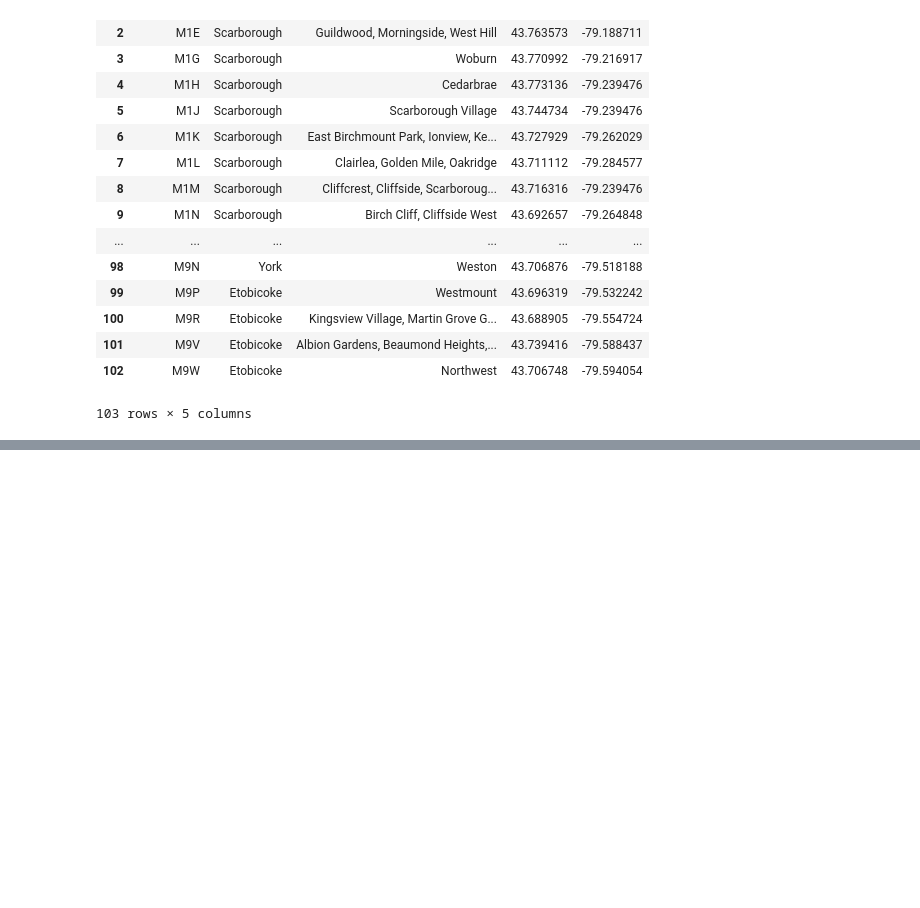
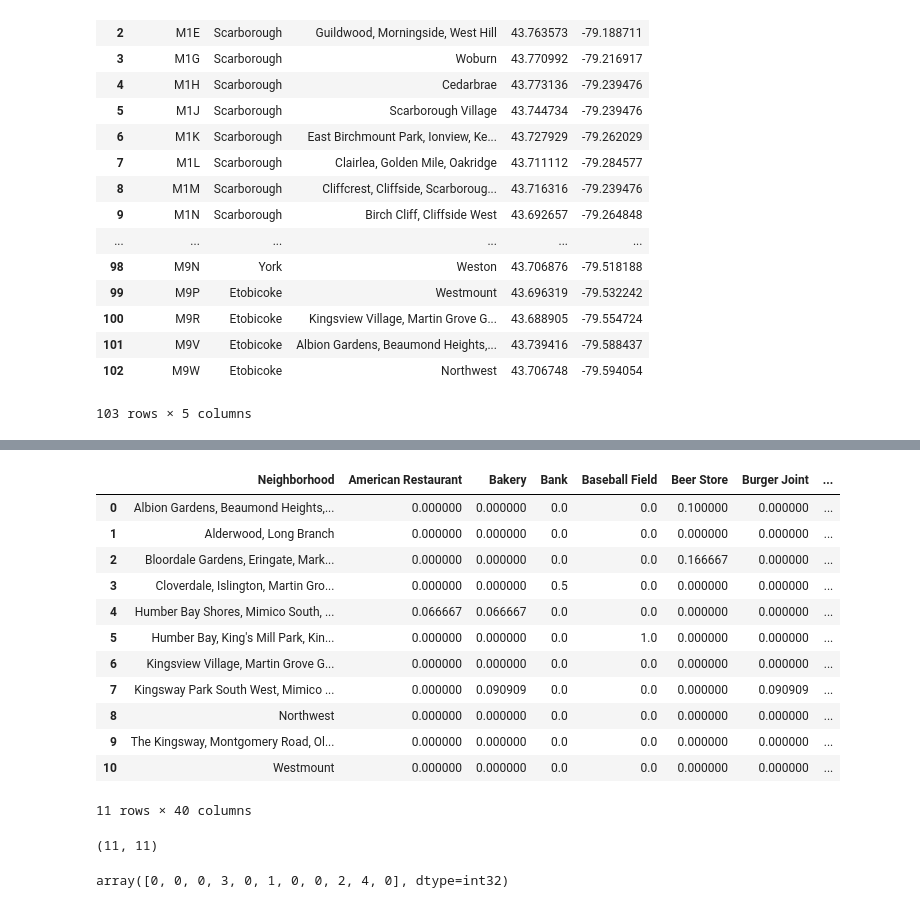
Before and after one commit to MusicLearningLab/coursera-capstone-project, a Jupyter notebook: Segmenting and Clustering Neighborhoods Toronto.ipynb, the cells around one changed output, grey strips where cells are left out. Saved outputs shown, nothing was run; the diff lists cells and outputs as text; code cells hidden in the pictures; blank space fills up the shorter version.

```diff
--- a/Segmenting and Clustering Neighborhoods Toronto.ipynb
+++ b/Segmenting and Clustering Neighborhoods Toronto.ipynb
@@ -238,0 +523,19 @@ zipCodeDF_geo
+# %%
+## get the top 5 venues for each neighborhood
+Etobicoke_grouped = Etobicoke_onehot.groupby('Neighborhood').mean().reset_index()
+Etobicoke_grouped
+#Etobicoke_data
+# %% [output]
+|  | Neighborhood | American Restaurant | Bakery | Bank | Baseball Field | Beer Store | Burger Joint | ... |
+| 0 | Albion Gardens, Beaumond Heights,... | 0.000000 | 0.000000 | 0.0 | 0.0 | 0.100000 | 0.000000 | ... |
+| 1 | Alderwood, Long Branch | 0.000000 | 0.000000 | 0.0 | 0.0 | 0.000000 | 0.000000 | ... |
+| 2 | Bloordale Gardens, Eringate, Mark... | 0.000000 | 0.000000 | 0.0 | 0.0 | 0.166667 | 0.000000 | ... |
+| 3 | Cloverdale, Islington, Martin Gro... | 0.000000 | 0.000000 | 0.5 | 0.0 | 0.000000 | 0.000000 | ... |
+| 4 | Humber Bay Shores, Mimico South, ... | 0.066667 | 0.066667 | 0.0 | 0.0 | 0.000000 | 0.000000 | ... |
+| 5 | Humber Bay, King's Mill Park, Kin... | 0.000000 | 0.000000 | 0.0 | 1.0 | 0.000000 | 0.000000 | ... |
+| 6 | Kingsview Village, Martin Grove G... | 0.000000 | 0.000000 | 0.0 | 0.0 | 0.000000 | 0.000000 | ... |
+| 7 | Kingsway Park South West, Mimico ... | 0.000000 | 0.090909 | 0.0 | 0.0 | 0.000000 | 0.090909 | ... |
+| 8 | Northwest | 0.000000 | 0.000000 | 0.0 | 0.0 | 0.000000 | 0.000000 | ... |
+| 9 | The Kingsway, Montgomery Road, Ol... | 0.000000 | 0.000000 | 0.0 | 0.0 | 0.000000 | 0.000000 | ... |
+| 10 | Westmount | 0.000000 | 0.000000 | 0.0 | 0.0 | 0.000000 | 0.000000 | ... |
+11 rows × 40 columns
@@ -238,0 +549,37 @@ zipCodeDF_geo
+# %%
+num_top_venues = 10
+
+indicators = ['st', 'nd', 'rd']
+
+# create columns according to number of top venues
+columns = ['Neighborhood']
+for ind in np.arange(num_top_venues):
+    try:
+        columns.append('{}{} Most Common Venue'.format(ind+1, indicators[ind]))
+    except:
+        columns.append('{}th Most Common Venue'.format(ind+1))
+
+# create a new dataframe
+neighborhoods_venues_sorted = pd.DataFrame(columns=columns)
+neighborhoods_venues_sorted['Neighborhood'] = Etobicoke_grouped['Neighborhood']
+
+for ind in np.arange(Etobicoke_grouped.shape[0]):
+    neighborhoods_venues_sorted.iloc[ind, 1:] = return_most_common_venues(Etobicoke_grouped.iloc[ind, :], num_top_venues)
+
+neighborhoods_venues_sorted.shape
+# %% [output]
+(11, 11)
+# %%
+## use Kmean clustering to cluster the neigborhood
+# set number of clusters
+kclusters = 5
+
+Etobicoke_grouped_clustering = Etobicoke_grouped.drop('Neighborhood', 1)
+
+# run k-means clustering
+kmeans = KMeans(n_clusters=kclusters, random_state=0).fit(Etobicoke_grouped_clustering)
+
+# check cluster labels generated for each row in the dataframe
+kmeans.labels_
+# %% [output]
+array([0, 0, 0, 3, 0, 1, 0, 0, 2, 4, 0], dtype=int32)
```
Also changed, not shown: parts of 23 cells of this notebook.
